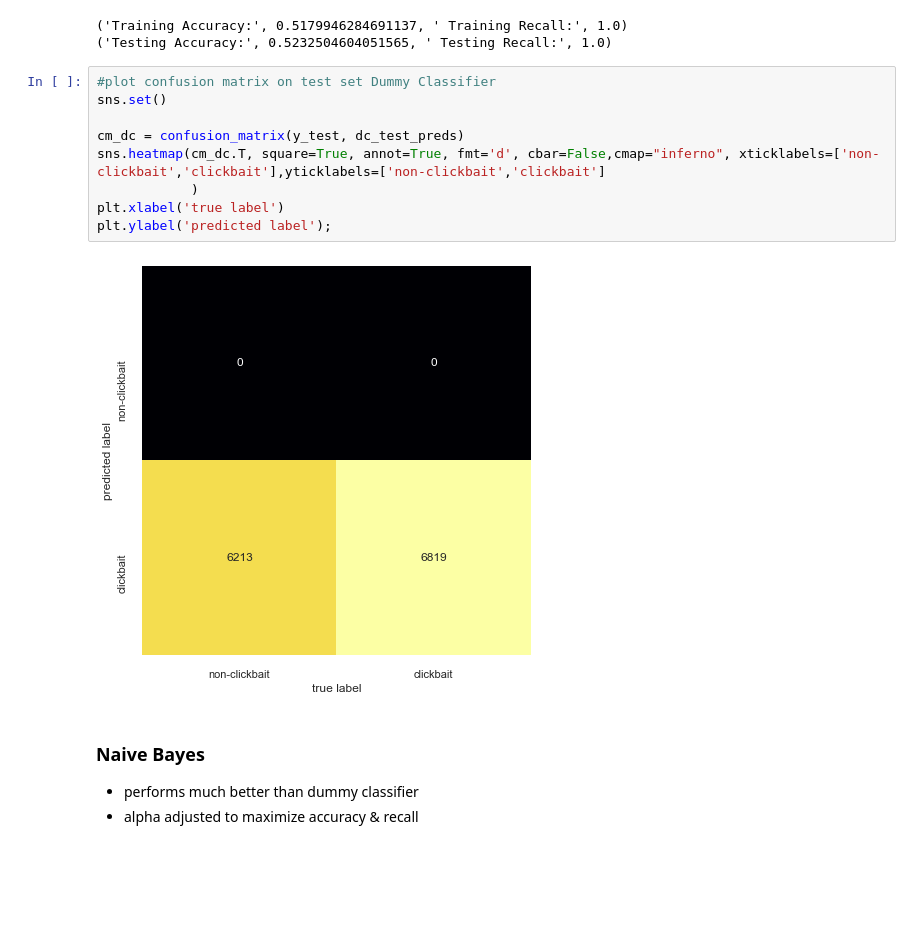
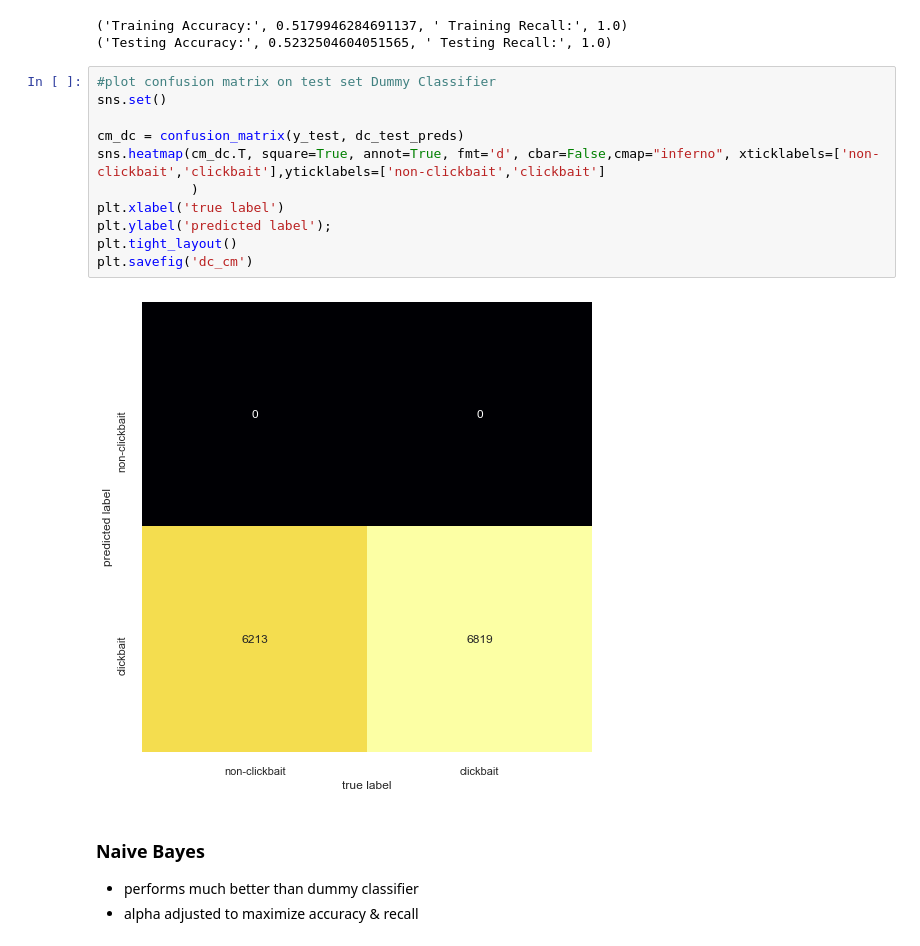
Before and after one commit to AlisonSalerno/clickbait_detector, a Jupyter notebook: final_mvp.ipynb, the cells around one changed output. Drawn from its saved outputs; the diff is of its cells as text; blank space fills up the shorter version.

```diff
--- a/final_mvp.ipynb
+++ b/final_mvp.ipynb
@@ -367,14 +367,16 @@ print(test_results(dc_test_preds))
 # %%
 #plot confusion matrix on test set Dummy Classifier
 sns.set()
 
 cm_dc = confusion_matrix(y_test, dc_test_preds)
 sns.heatmap(cm_dc.T, square=True, annot=True, fmt='d', cbar=False,cmap="inferno", xticklabels=['non-clickbait','clickbait'],yticklabels=['non-clickbait','clickbait']
             )
 plt.xlabel('true label')
 plt.ylabel('predicted label');
+plt.tight_layout()
+plt.savefig('dc_cm')
 # %% [output]
-[figure, old version]
+[figure, new version]
 # %% [markdown]
 ### Naive Bayes
 - performs much better than dummy classifier
```
Also changed, not shown: parts of 1 cell of this notebook, 5 other files.
